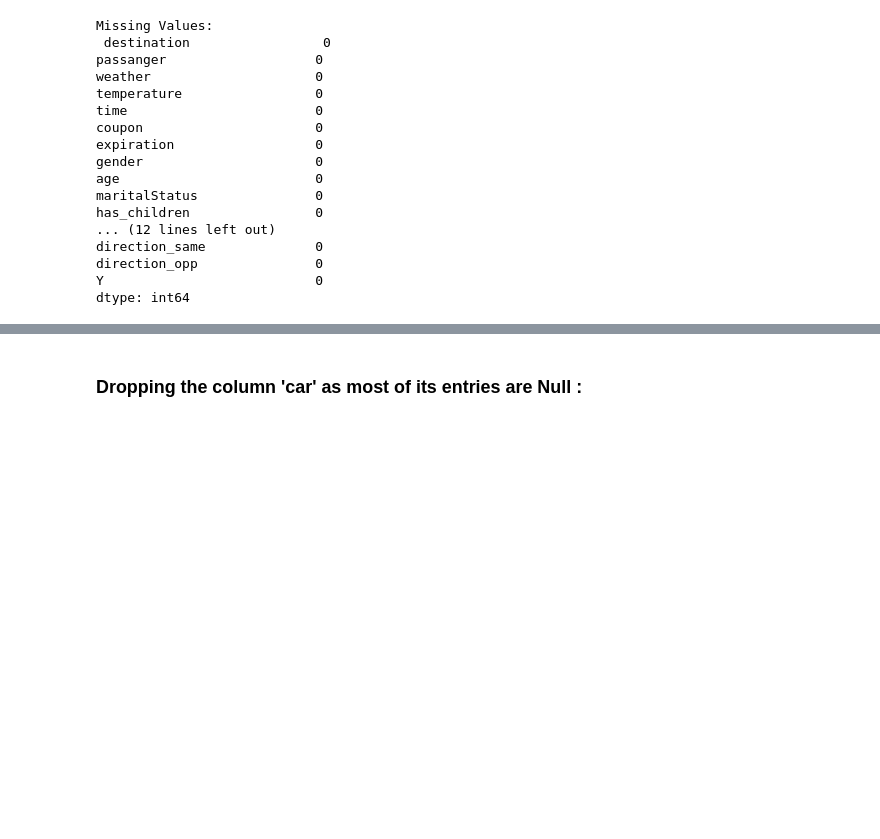
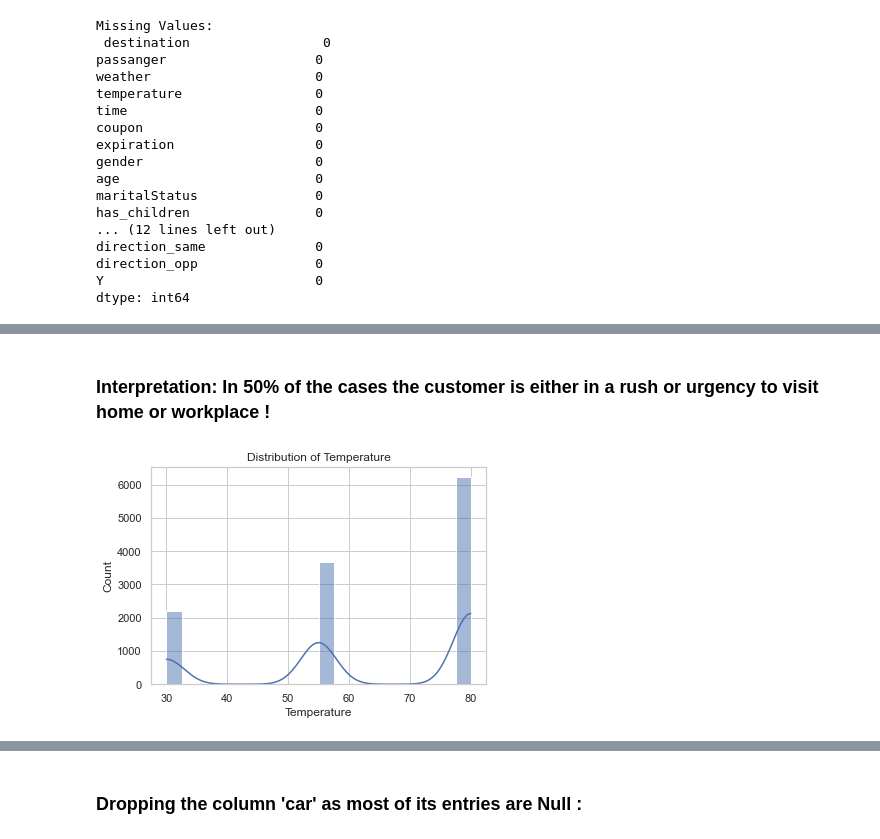
Before and after one commit to DATA-606-2023-FALL-MONDAY/Kasuganti_Saathyak, a Jupyter notebook: src/WIP_notebook.ipynb, the cells around one changed output, grey strips where cells are left out. Cells and saved outputs as stored; diff of their text form; code cells hidden in the pictures; blank space fills up the shorter version.

```diff
--- a/src/WIP_notebook.ipynb
+++ b/src/WIP_notebook.ipynb
@@ -59,0 +95,11 @@ dtype: int64
+# %% [markdown]
+### Interpretation: In 50% of the cases the customer is either in a rush or urgency to visit home or workplace !
+# %%
+sns.set(style="whitegrid")
+sns.histplot(df['temperature'], bins=20, kde=True)
+plt.xlabel('Temperature')
+plt.ylabel('Count')
+plt.title('Distribution of Temperature')
+plt.show()
+# %% [output]
+[figure, added]
```
Also changed, not shown: parts of 26 cells of this notebook.
